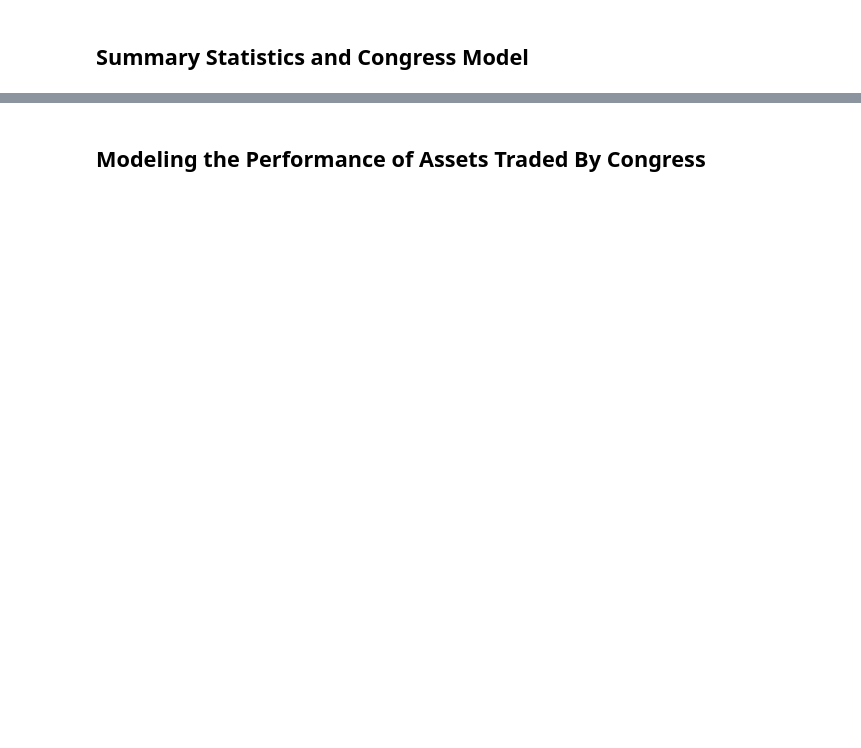
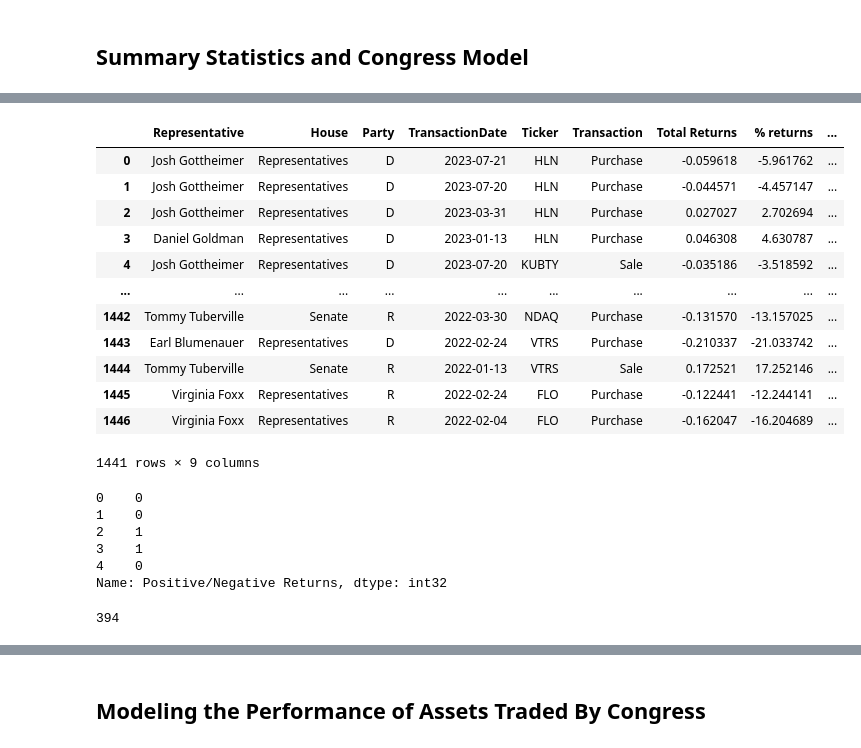
Before and after one commit to ssenhouse/project_3_congress_insider, a Jupyter notebook: Full_Congress_Data.ipynb, the cells around one changed output, grey strips where cells are left out. Saved outputs shown, nothing was run; the diff lists cells and outputs as text; code cells hidden in the pictures; blank space fills up the shorter version.

```diff
--- a/Full_Congress_Data.ipynb
+++ b/Full_Congress_Data.ipynb
@@ -781 +845,24 @@ from sklearn.datasets import load_iris
+# %%
+summary_df = CC_Final.filter(['Representative','House','Party','TransactionDate','Ticker','Transaction','Total Returns'])
+summary_df
+
+summary_df['% returns']= summary_df['Total Returns']*100
+pd.concat([summary_df.head(), summary_df.tail()])
+
+summary_df['Positive/Negative Returns'] = np.where(CC_Final['Total Returns'] > 0, 1, 0)
+summary_df
+# %% [output]
+|  | Representative | House | Party | TransactionDate | Ticker | Transaction | Total Returns | % returns | ... |
+| 0 | Josh Gottheimer | Representatives | D | 2023-07-21 | HLN | Purchase | -0.059618 | -5.961762 | ... |
+| 1 | Josh Gottheimer | Representatives | D | 2023-07-20 | HLN | Purchase | -0.044571 | -4.457147 | ... |
+| 2 | Josh Gottheimer | Representatives | D | 2023-03-31 | HLN | Purchase | 0.027027 | 2.702694 | ... |
+| 3 | Daniel Goldman | Representatives | D | 2023-01-13 | HLN | Purchase | 0.046308 | 4.630787 | ... |
+| 4 | Josh Gottheimer | Representatives | D | 2023-07-20 | KUBTY | Sale | -0.035186 | -3.518592 | ... |
+| ... | ... | ... | ... | ... | ... | ... | ... | ... | ... |
+| 1442 | Tommy Tuberville | Senate | R | 2022-03-30 | NDAQ | Purchase | -0.131570 | -13.157025 | ... |
+| 1443 | Earl Blumenauer | Representatives | D | 2022-02-24 | VTRS | Purchase | -0.210337 | -21.033742 | ... |
+| 1444 | Tommy Tuberville | Senate | R | 2022-01-13 | VTRS | Sale | 0.172521 | 17.252146 | ... |
+| 1445 | Virginia Foxx | Representatives | R | 2022-02-24 | FLO | Purchase | -0.122441 | -12.244141 | ... |
+| 1446 | Virginia Foxx | Representatives | R | 2022-02-04 | FLO | Purchase | -0.162047 | -16.204689 | ... |
+1441 rows × 9 columns
 # %%
@@ -810,3 +883,13 @@ df_encoded = pd.concat([model_df, encoded_df], axis=1)
 # %%
-train_all, test_all = train_test_split(df_encoded, test_size = .2, random_state = 42)
+y = summary_df['Positive/Negative Returns']
+X = encoded_df
+X.head()
+y.head()
+# %% [output]
+0    0
+1    0
+2    1
+3    1
+4    0
+Name: Positive/Negative Returns, dtype: int32
 # %%
@@ -822,0 +910,8 @@ xgb_search = RandomizedSearchCV(xgb_model, param_distributions=params, random_st
+# %%
+# Define the the number of inputs (features) to the model
+number_input_features = len(X_train.iloc[0])
+
+# Review the number of features
+number_input_features
+# %% [output]
+394
```
Also changed, not shown: parts of 47 cells of this notebook, 7 other files.
